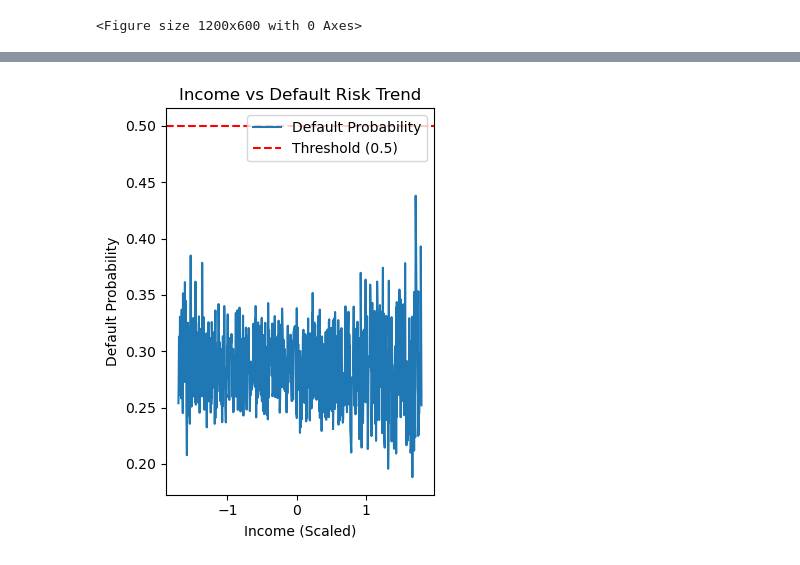
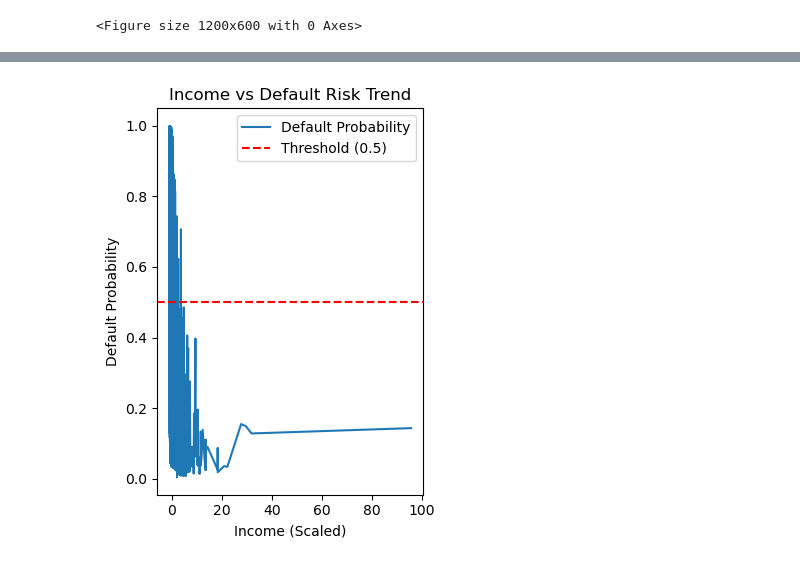
Before and after one commit to MrBhumzie/Fintech-Credit-Scoring, a Jupyter notebook: cr_score.ipynb, the cells around one changed output, grey strips where cells are left out. Drawn from its saved outputs; the diff is of its cells as text; code cells hidden in the pictures.

```diff
--- a/cr_score.ipynb
+++ b/cr_score.ipynb
@@ -33,11 +131,8 @@ df = pd.get_dummies(df, columns=['occupation'], drop_first=True)
 # %%
 # Scale features
 scaler = StandardScaler()
-features_to_scale = ['income', 'transaction_freq', 'age']
+features_to_scale = [col for col in df.columns if col != 'default' and df[col].dtype in ['int64', 'float64']]
 df[features_to_scale] = scaler.fit_transform(df[features_to_scale])
-# %%
-# Add interaction term for better prediction
-df['income_freq_interaction'] = df['income'] * df['transaction_freq']
 # %%
 # Features and target
 X = df.drop('default', axis=1)
@@ -45,9 +140,13 @@ y = df['default']
 # %%
 # Split data
 X_train, X_test, y_train, y_test = train_test_split(X, y, test_size=0.2, random_state=42)
+# %%
+# Apply SMOTE to handle imbalance
+smote = SMOTE(random_state=42)
+X_resampled, y_resampled = smote.fit_resample(X_train, y_train)
 # %%
 # Train model with cross-validation
-model = LogisticRegression(max_iter=1000, C=0.1)  # Adjusted regularization
-cv_scores = cross_val_score(model, X_train, y_train, cv=5)
-model.fit(X_train, y_train)
+model = LogisticRegression(max_iter=1000, C=0.1, class_weight='balanced')
+cv_scores = cross_val_score(model, X_resampled, y_resampled, cv=5)
+model.fit(X_resampled, y_resampled)
 # %% [output]
@@ -88,16 +187,17 @@ plt.tight_layout()
 # %%
 # Plot default risk trend (income vs default probability)
+income_col = 'person_income' if 'person_income' in df.columns else 'income'
+df['default_prob'] = model.predict_proba(X)[:, 1]  # Probability of default
+df_sorted = df.sort_values(income_col)
 plt.subplot(1, 2, 2)
-df['default_prob'] = model.predict_proba(X)[:, 1]  # Probability of default
-df_sorted = df.sort_values('income')
-plt.plot(df_sorted['income'], df_sorted['default_prob'], label='Default Probability')
+plt.plot(df_sorted[income_col], df_sorted['default_prob'], label='Default Probability')
 plt.axhline(y=0.5, color='r', linestyle='--', label='Threshold (0.5)')
 plt.xlabel('Income (Scaled)')
 plt.ylabel('Default Probability')
 plt.title('Income vs Default Risk Trend')
 plt.legend()
 
 plt.tight_layout()
-plt.show()  # Ensure plot displays without text output
+plt.show()
 # %% [output]
-[figure, old version]
+[figure, new version]
```
Also changed, not shown: parts of 13 cells of this notebook, 7 other files.
